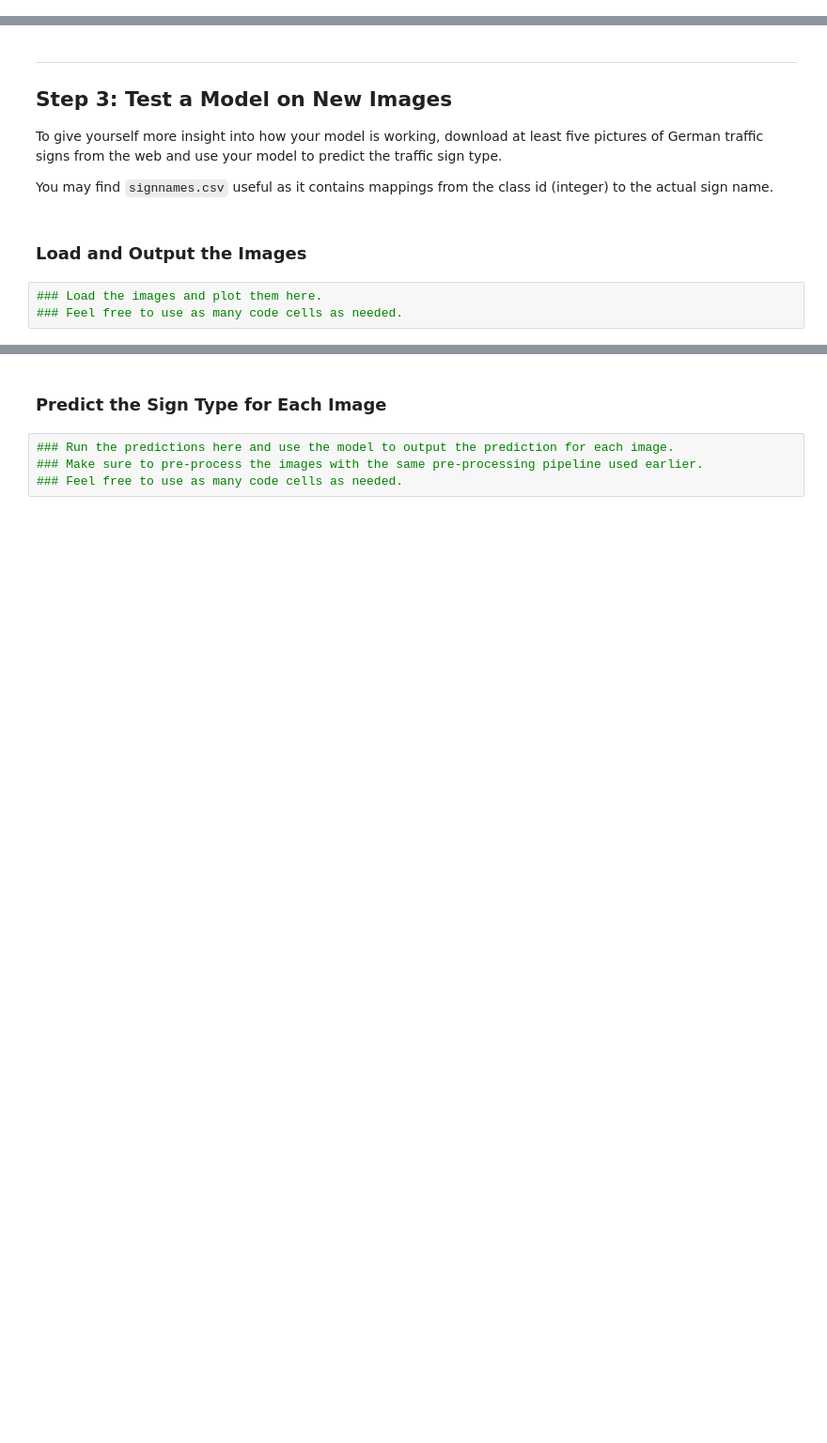
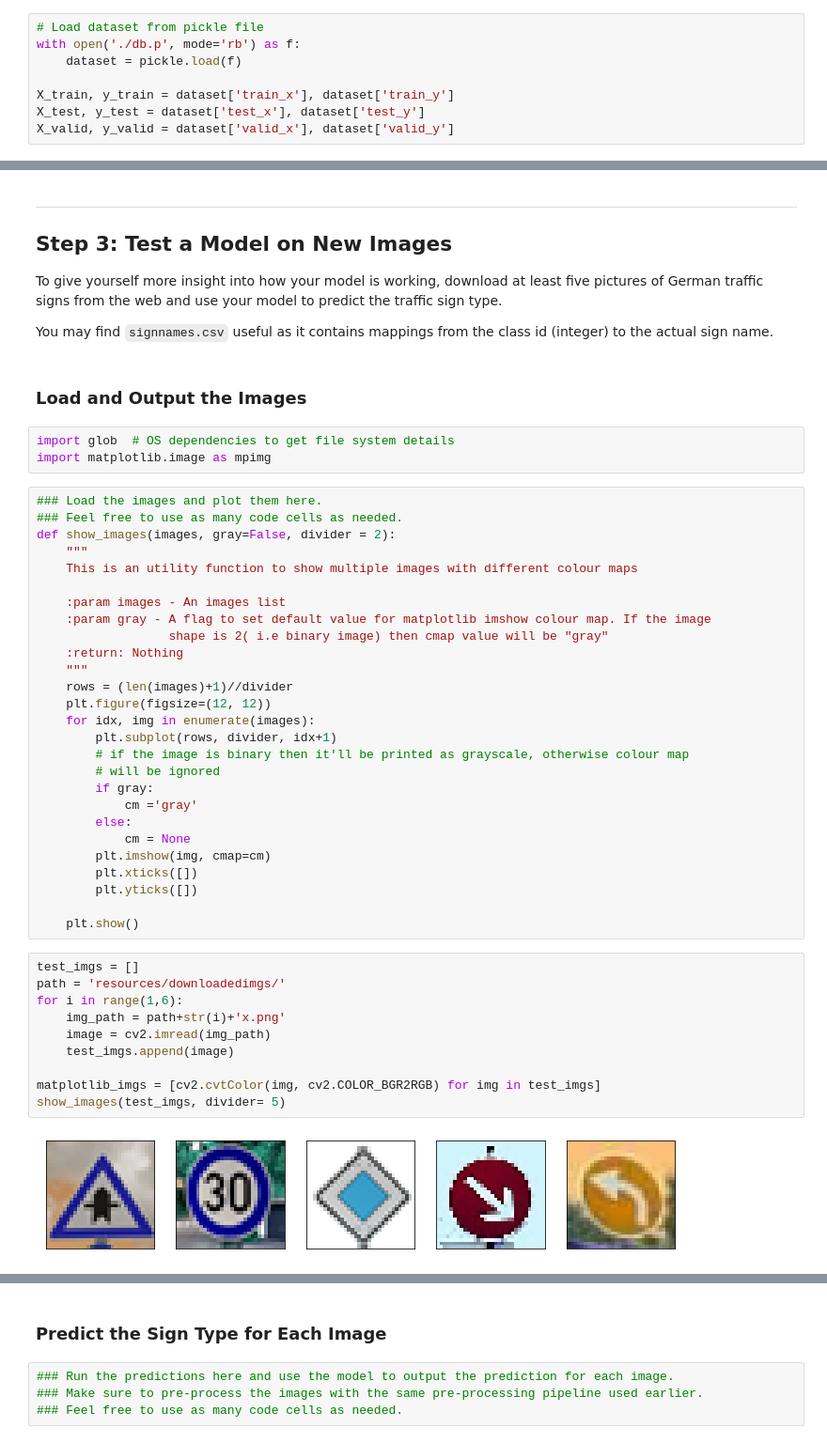
Before and after one commit to snandasena/traffic-sign-classifier, a Jupyter notebook: Traffic_Sign_Classifier.ipynb, the cells around one changed output, grey strips where cells are left out. Shown at 94% size. Drawn from its saved outputs; the diff is of its cells as text; blank space fills up the shorter version.

```diff
--- a/Traffic_Sign_Classifier.ipynb
+++ b/Traffic_Sign_Classifier.ipynb
@@ -393,3 +397,11 @@ with open("db.p", 'wb') as p:
+# %%
+# Load dataset from pickle file
+with open('./db.p', mode='rb') as f:
+    dataset = pickle.load(f)
+
+X_train, y_train = dataset['train_x'], dataset['train_y']
+X_test, y_test = dataset['test_x'], dataset['test_y']
+X_valid, y_valid = dataset['valid_x'], dataset['valid_y']
 # %%
 counts, bins = np.histogram(y_train, bins=n_classes)
 plt.figure(figsize=(14,5))
@@ -623,6 +640,45 @@ To give yourself more insight into how your model is working, download at least
 You may find `signnames.csv` useful as it contains mappings from the class id (integer) to the actual sign name.
 # %% [markdown]
 ### Load and Output the Images
-# %%
-### Load the images and plot them here.
-### Feel free to use as many code cells as needed.
+# %%
+import glob  # OS dependencies to get file system details
+import matplotlib.image as mpimg
+# %%
+### Load the images and plot them here.
+### Feel free to use as many code cells as needed.
+def show_images(images, gray=False, divider = 2):
+    """
+    This is an utility function to show multiple images with different colour maps
+
+    :param images - An images list
+    :param gray - A flag to set default value for matplotlib imshow colour map. If the image
+                  shape is 2( i.e binary image) then cmap value will be "gray"
+    :return: Nothing
+    """
+    rows = (len(images)+1)//divider
+    plt.figure(figsize=(12, 12))
+    for idx, img in enumerate(images):
+        plt.subplot(rows, divider, idx+1)
+        # if the image is binary then it'll be printed as grayscale, otherwise colour map
+        # will be ignored
+        if gray:
+            cm ='gray'
+        else:
+            cm = None
+        plt.imshow(img, cmap=cm)
+        plt.xticks([])
+        plt.yticks([])
+
+    plt.show()
+# %%
+test_imgs = []
+path = 'resources/downloadedimgs/'
+for i in range(1,6):
+    img_path = path+str(i)+'x.png'
+    image = cv2.imread(img_path)
+    test_imgs.append(image)
+
+matplotlib_imgs = [cv2.cvtColor(img, cv2.COLOR_BGR2RGB) for img in test_imgs]
+show_images(test_imgs, divider= 5)
+# %% [output]
+[figure, added]
```
Also changed, not shown: parts of 11 cells of this notebook.
